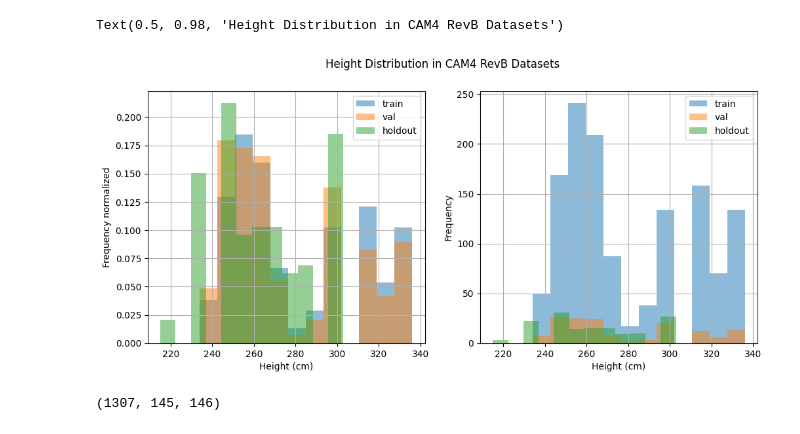
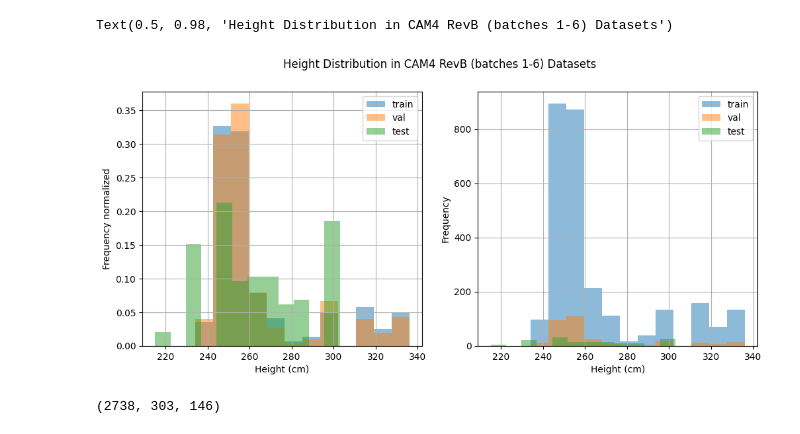
Before and after one commit to klymya/pg-research, a Jupyter notebook: people_detection_pg2/cam4_revB/dataset_review.ipynb, the cells around one changed output. Drawn from its saved outputs; the diff is of its cells as text; code cells hidden in the pictures.

Commit message:
added batch 4-5 results

```diff
--- a/people_detection_pg2/cam4_revB/dataset_review.ipynb
+++ b/people_detection_pg2/cam4_revB/dataset_review.ipynb
@@ -7,17 +7,29 @@ import matplotlib.pyplot as plt
 # %%
 with open("/home/klymy/data/cam4_revB/train_val_holdout_subsets_batches_1_3.json", "r") as f:
     data = json.load(f)
+
+with open("/home/klymy/data/cam4_revB/train_val_holdout_subsets_batches_4_5.json", "r") as f:
+    data_4_5 = json.load(f)
+# %%
+def get_heights(data):
+    heights = {}
+    for k, v in data.items():
+        tmp_heights = []
+        for i in v:
+            if "___" in i:
+                # Skip entries with '___' in the filename
+                continue
+            try:
+                tmp_heights.append(int(i.split("cam_")[-1].split("_")[0]))
+            except ValueError:
+                tmp_heights.append(int(i.split("_H")[-1].split("_")[0]))
+
+        heights[k] = tmp_heights
+    return heights
 # %%
-heights = {}
-for k, v in data.items():
-    tmp_heights = []
-    for i in v:
-        if "___" in i:
-            # Skip entries with '___' in the filename
-            continue
-        try:
-            tmp_heights.append(int(i.split("cam_")[-1].split("_")[0]))
-        except ValueError:
-            tmp_heights.append(int(i.split("_H")[-1].split("_")[0]))
+heights = get_heights(data)
+heights_4_5 = get_heights(data_4_5)
+_ = heights_4_5.pop("holdout")
 
-    heights[k] = tmp_heights
+heights["val"] = heights["val"] + heights_4_5["val"]
+heights["train"] = heights["train"] + heights_4_5["train"]
@@ -44,30 +36,30 @@ heights
 # %%
 plt.figure(figsize=(12, 5))
 plt.subplot(1, 2, 1)
 plt.hist(heights["train"], bins=12, alpha=0.5, label="train", weights=np.ones(len(heights["train"])) / len(heights["train"]))
 plt.hist(heights["val"], bins=12, alpha=0.5, label="val", weights=np.ones(len(heights["val"])) / len(heights["val"]))
-plt.hist(heights["holdout"], bins=12, alpha=0.5, label="holdout", weights=np.ones(len(heights["holdout"])) / len(heights["holdout"]))
+plt.hist(heights["holdout"], bins=12, alpha=0.5, label="test", weights=np.ones(len(heights["holdout"])) / len(heights["holdout"]))
 plt.xlabel("Height (cm)")
 plt.ylabel("Frequency normalized")
 plt.grid()
 
 plt.legend()
 
 plt.subplot(1, 2, 2)
 plt.hist(heights["train"], bins=12, alpha=0.5, label="train")
 plt.hist(heights["val"], bins=12, alpha=0.5, label="val")
-plt.hist(heights["holdout"], bins=12, alpha=0.5, label="holdout")
+plt.hist(heights["holdout"], bins=12, alpha=0.5, label="test")
 plt.xlabel("Height (cm)")
 plt.ylabel("Frequency")
 plt.grid()
 plt.legend()
 
 
-plt.suptitle("Height Distribution in CAM4 RevB Datasets")
+plt.suptitle("Height Distribution in CAM4 RevB (batches 1-6) Datasets")
 # %% [output]
-Text(0.5, 0.98, 'Height Distribution in CAM4 RevB Datasets')
+Text(0.5, 0.98, 'Height Distribution in CAM4 RevB (batches 1-6) Datasets')
-[figure, old version]
+[figure, new version]
 # %%
 len(heights["train"]), len(heights["val"]), len(heights["holdout"])
 # %% [output]
-(1307, 145, 146)
+(2738, 303, 146)
```
Also changed, not shown: parts of 1 cell of this notebook, 3 other files.
